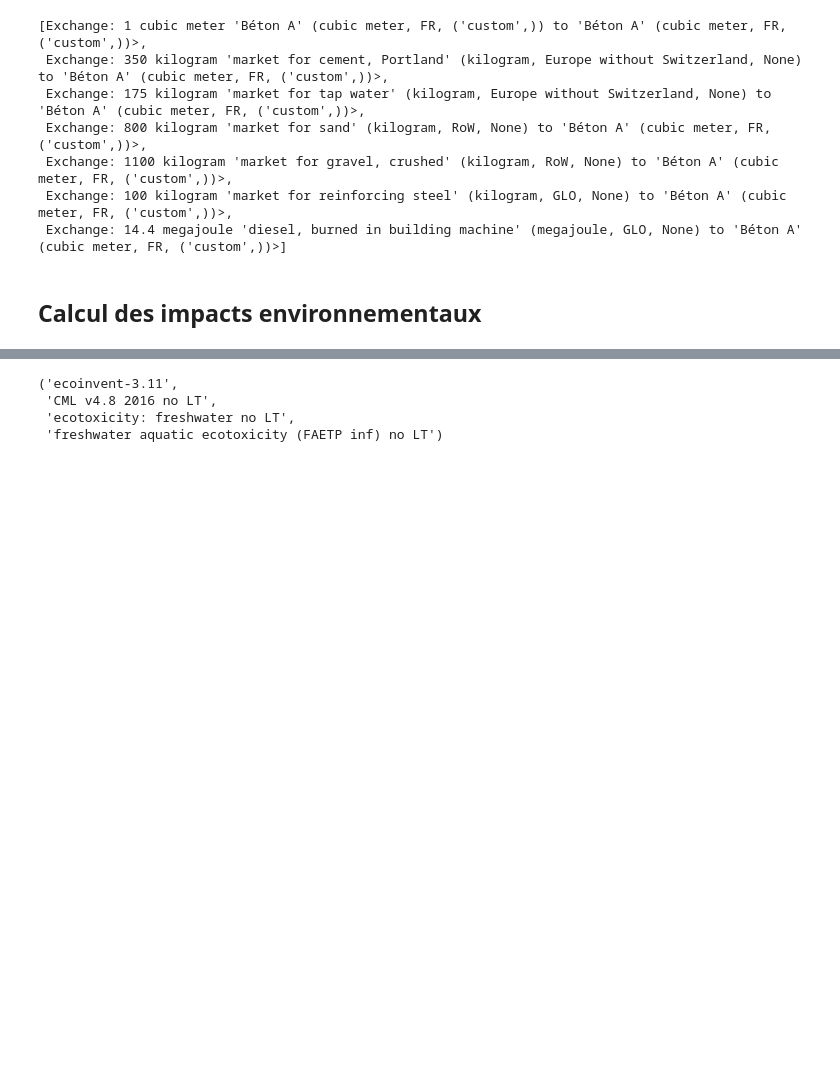
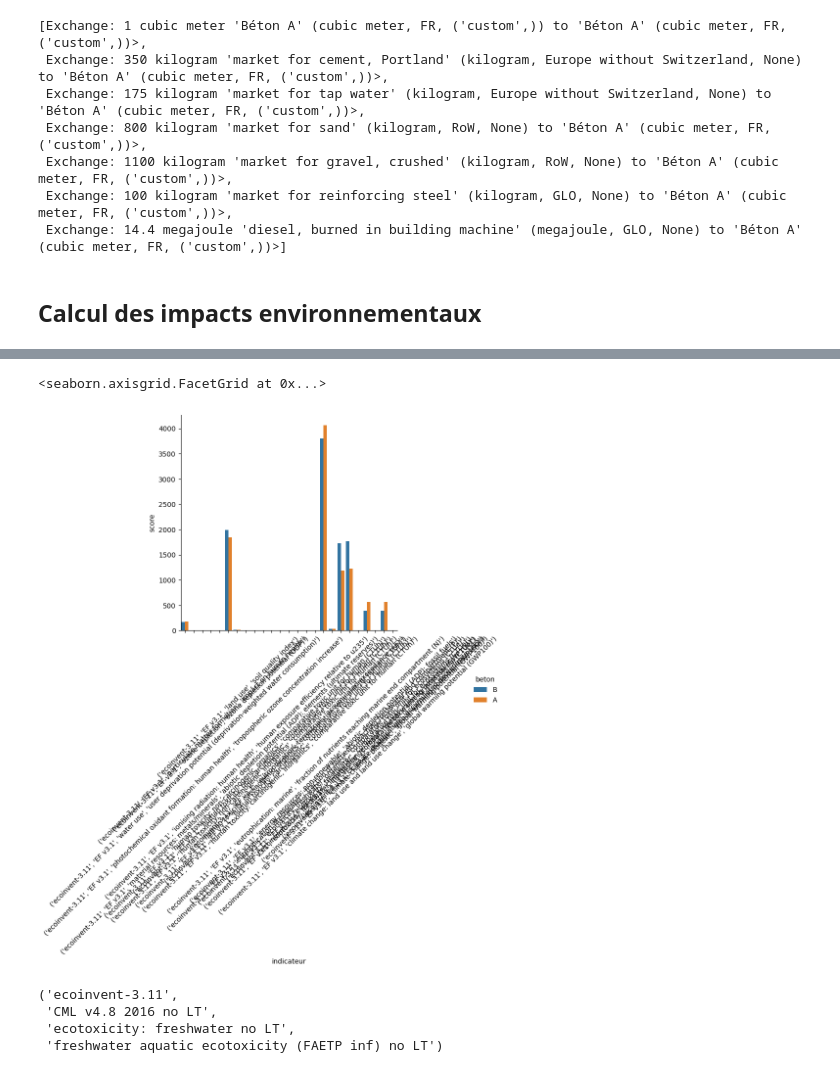
Before and after one commit to tchevilliet/ANCYV_2025, a Jupyter notebook: 2_BDD_création_de_procédé.ipynb, the cells around one changed output, grey strips where cells are left out. Cells and saved outputs as stored; diff of their text form; code cells hidden in the pictures; blank space fills up the shorter version.

```diff
--- a/2_BDD_création_de_procédé.ipynb
+++ b/2_BDD_création_de_procédé.ipynb
@@ -284,0 +322,3 @@ meth
+# %%
+beton_B = fgdb.search('Béton B')[0]
+beton_B
@@ -284,0 +336,14 @@ meth
+# %%
+demands = { 'A' : {beton_A.id : 1.0}, 'B' : {beton_B.id : 1.0}}
+
+method_config = {'impact_categories' : meth}
+data_objs = bd.get_multilca_data_objs(demands, method_config)
+
+lca = bc.MultiLCA(demands=demands, method_config= method_config, data_objs=data_objs)
+lca.lci()
+lca.lcia()
+results = lca.scores
+# %%
+import pandas as pd
+df_results = pd.DataFrame.from_dict(results,orient='index')
+df_results.columns
@@ -284,0 +352,4 @@ meth
+# %%
+res = pd.DataFrame(columns=['indicateur','beton','score'])
+for r in df_results.index :
+    res = pd.concat([pd.DataFrame([[str(r[0]),r[1],df_results.at[r,0]]], columns=res.columns), res], ignore_index=True)
@@ -284,0 +376,7 @@ meth
+# %%
+import seaborn as sns
+g=sns.catplot(data=res,x='indicateur',y='score',hue='beton',kind='bar')
+g.set_xticklabels(rotation = 45)
+# %% [output]
+<seaborn.axisgrid.FacetGrid at 0x...>
+[figure, added]
```
Also changed, not shown: parts of 13 cells of this notebook, 1 other file.
